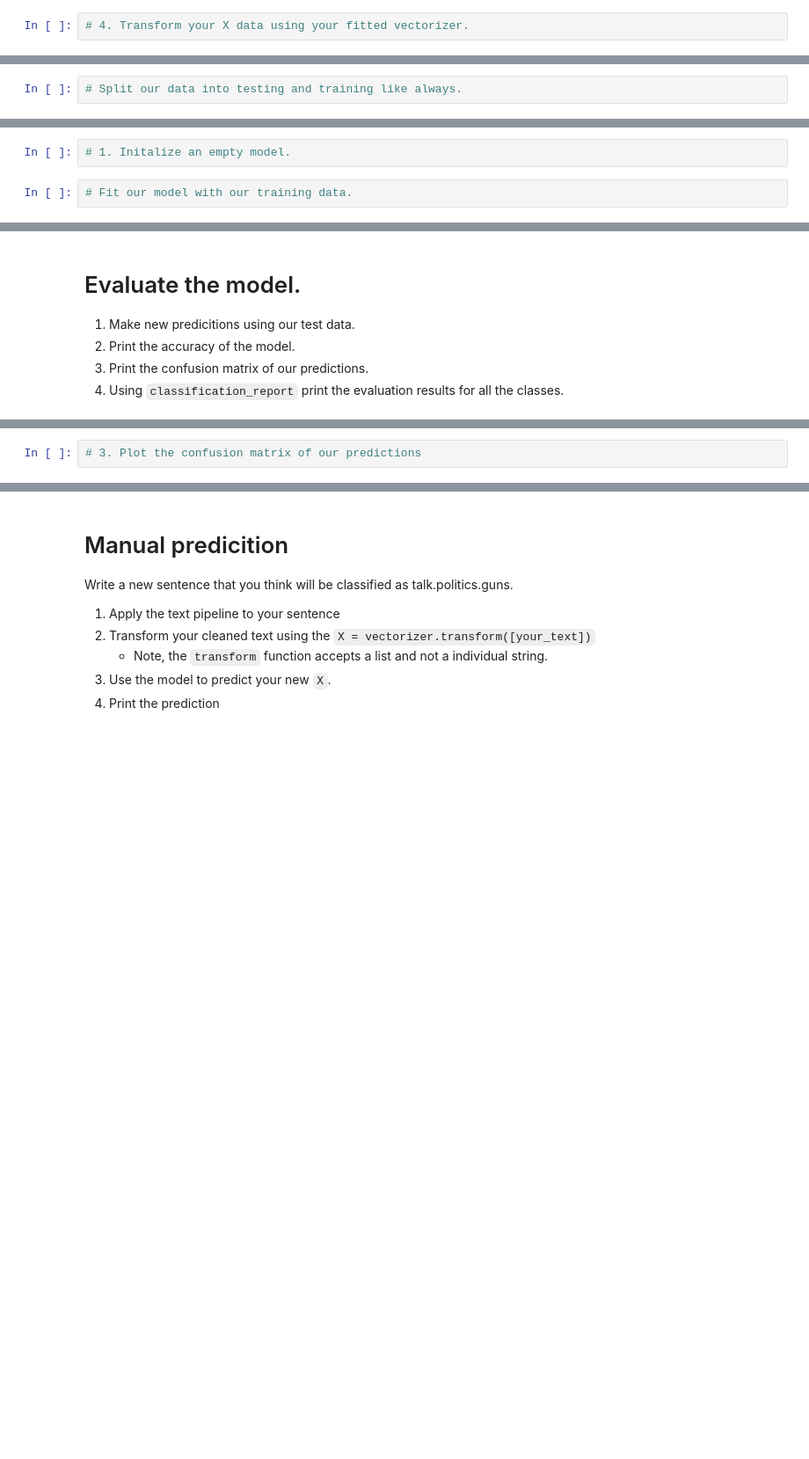
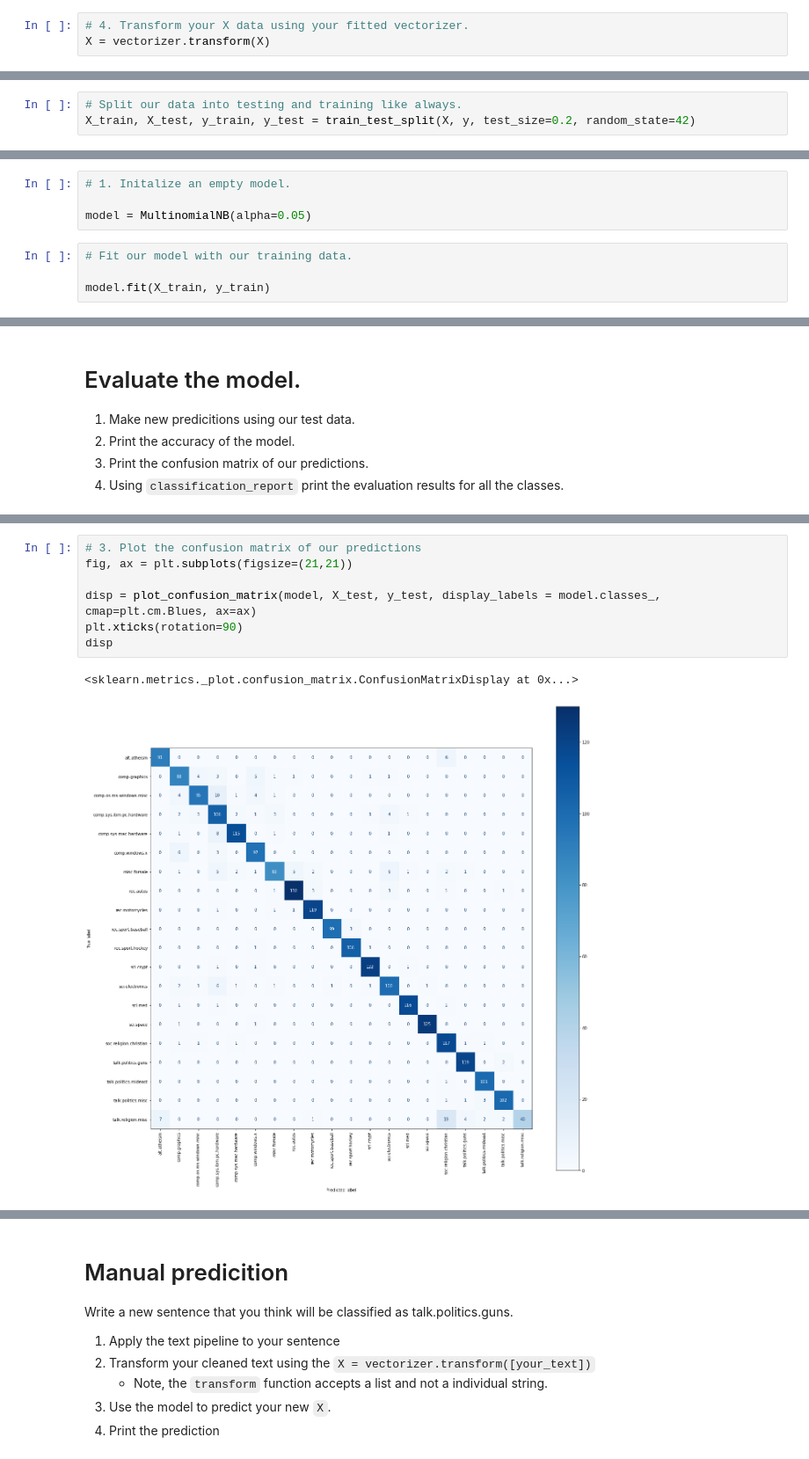
Before and after one commit to changc42/2020-fall-data-science, a Jupyter notebook: Week7-NLP/Exercise-NLP.ipynb, the cells around one changed output, grey strips where cells are left out. Shown: that part at 88% size. Drawn from its saved outputs; the diff is of its cells as text; blank space fills up the shorter version.

```diff
--- a/Week7-NLP/Exercise-NLP.ipynb
+++ b/Week7-NLP/Exercise-NLP.ipynb
@@ -205,4 +250,5 @@ test_string = 'I played and started playing with players and we all love to play
 # %%
 # 4. Transform your X data using your fitted vectorizer.
+X = vectorizer.transform(X)
 # %%
 # 5. Print the shape of your X.  How many features (aka columns) do you have?
@@ -210,6 +259,7 @@ test_string = 'I played and started playing with players and we all love to play
 # Split your data into Training and Testing data.
 # %%
 # Split our data into testing and training like always.
+X_train, X_test, y_train, y_test = train_test_split(X, y, test_size=0.2, random_state=42)
 # %% [markdown]
 ___
 # Build and Train Model
@@ -224,5 +274,9 @@ Experiment with different alphas.  Use the alpha gives you the best result.
 EXTRA CREDIT:  Use grid search to programmatically do this for you.
 # %%
 # 1. Initalize an empty model.
+
+model = MultinomialNB(alpha=0.05)
 # %%
 # Fit our model with our training data.
+
+model.fit(X_train, y_train)
@@ -243,4 +313,12 @@ print("Model Accuracy: %f" % accuracy)
-# %%
-# 3. Plot the confusion matrix of our predictions
+# %%
+# 3. Plot the confusion matrix of our predictions
+fig, ax = plt.subplots(figsize=(21,21))
+
+disp = plot_confusion_matrix(model, X_test, y_test, display_labels = model.classes_, cmap=plt.cm.Blues, ax=ax)
+plt.xticks(rotation=90)
+disp
+# %% [output]
+<sklearn.metrics._plot.confusion_matrix.ConfusionMatrixDisplay at 0x...>
+[figure, added]
 # %%
 # 4. Using `classification_report` print the evaluation results for all the classes.
```
Also changed, not shown: parts of 28 cells of this notebook, 4 other files.
